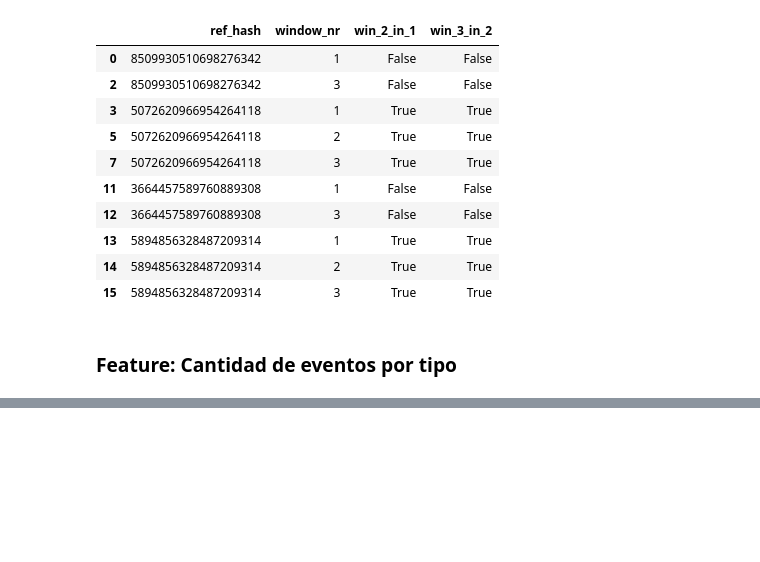
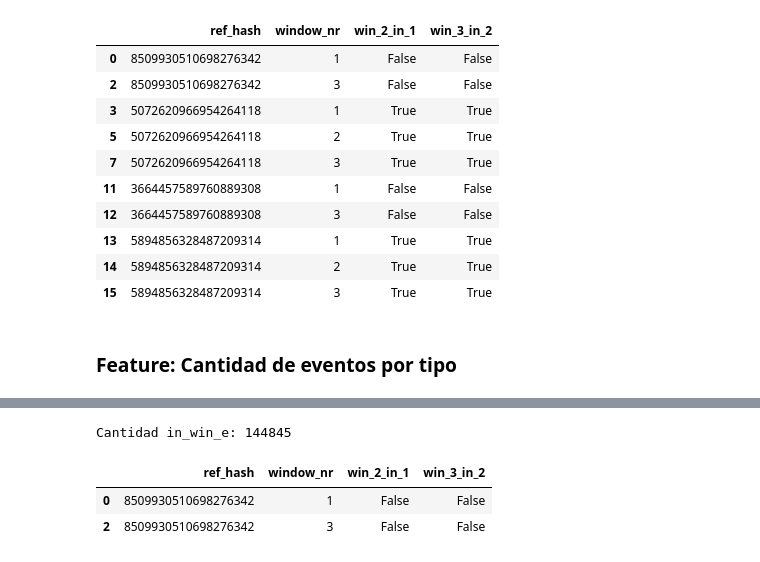
Before and after one commit to gatti2602/7506-datos, a Jupyter notebook: tp2/Lucas/xgboost-model-installs.ipynb, the cells around one changed output, grey strips where cells are left out. Saved outputs shown, nothing was run; the diff lists cells and outputs as text; code cells hidden in the pictures; blank space fills up the shorter version.

```diff
--- a/tp2/Lucas/xgboost-model-installs.ipynb
+++ b/tp2/Lucas/xgboost-model-installs.ipynb
@@ -384,0 +392,8 @@ inst_kind_train = inst_kind[[]]
+# %%
+print("Cantidad in_win_e: "+str(in_win_e['ref_hash'].count()))
+in_win_e.head(2)
+# %% [output]
+Cantidad in_win_e: 144845
+|  | ref_hash | window_nr | win_2_in_1 | win_3_in_2 |
+| 0 | 8509930510698276342 | 1 | False | False |
+| 2 | 8509930510698276342 | 3 | False | False |
```
Also changed, not shown: parts of 6 cells of this notebook, 1 other file.
